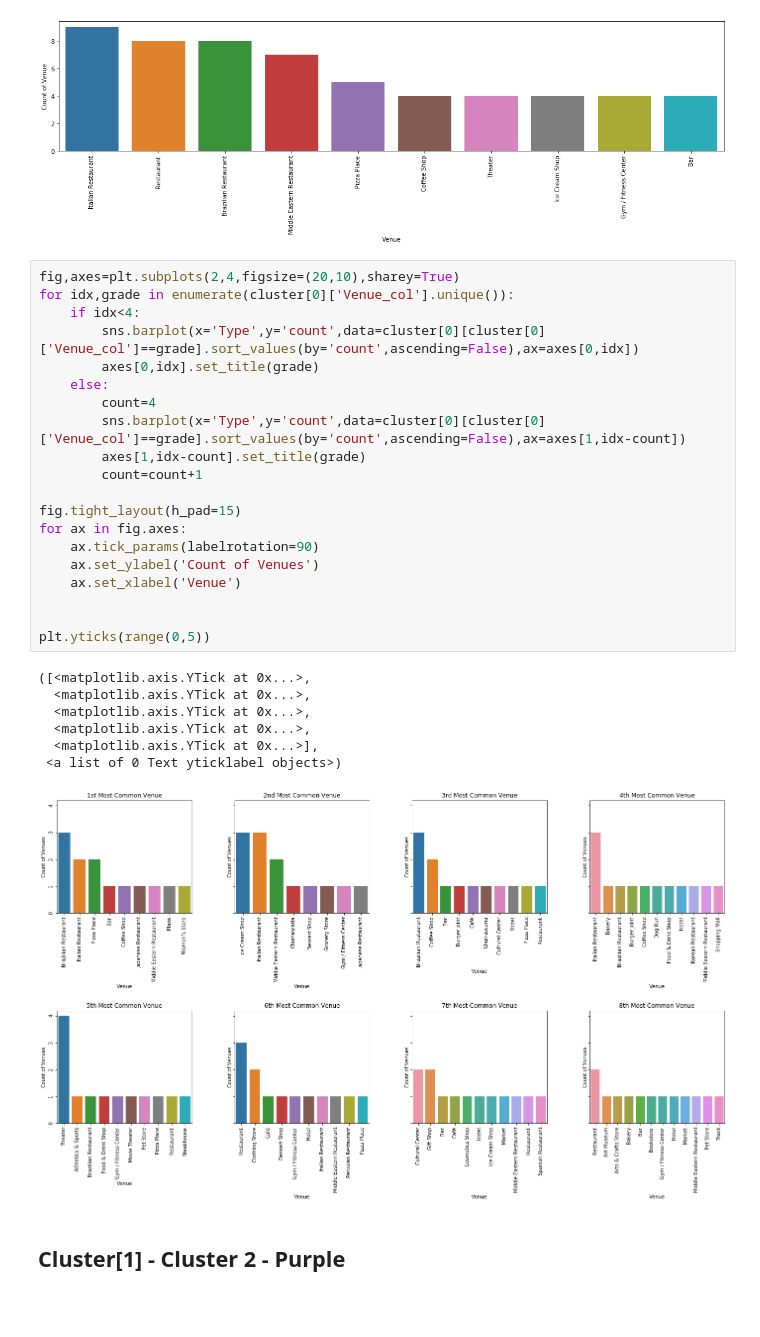
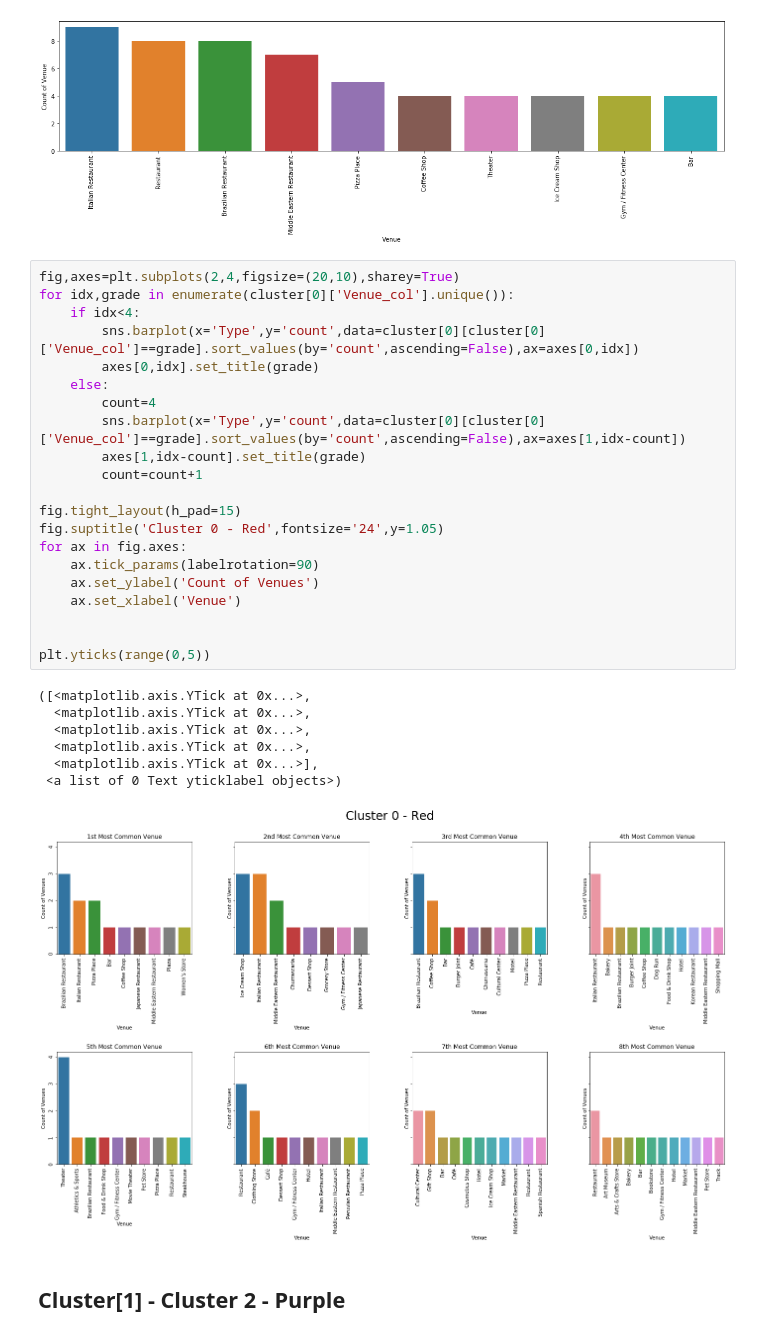
Before and after one commit to ShigueruHosoya/sao_paulo_foursquare, a Jupyter notebook: final_proj_assignment.ipynb, the cells around one changed output. Cells and saved outputs as stored; diff of their text form; blank space fills up the shorter version.

Commit message:
added suptitles and signature

```diff
--- a/final_proj_assignment.ipynb
+++ b/final_proj_assignment.ipynb
@@ -451,31 +453,32 @@ Text(0, 0.5, 'Count of Venue')
 # %%
 fig,axes=plt.subplots(2,4,figsize=(20,10),sharey=True)
 for idx,grade in enumerate(cluster[0]['Venue_col'].unique()):
     if idx<4:
         sns.barplot(x='Type',y='count',data=cluster[0][cluster[0]['Venue_col']==grade].sort_values(by='count',ascending=False),ax=axes[0,idx])
         axes[0,idx].set_title(grade)
     else:
         count=4
         sns.barplot(x='Type',y='count',data=cluster[0][cluster[0]['Venue_col']==grade].sort_values(by='count',ascending=False),ax=axes[1,idx-count])
         axes[1,idx-count].set_title(grade)
         count=count+1
 
 fig.tight_layout(h_pad=15)
+fig.suptitle('Cluster 0 - Red',fontsize='24',y=1.05)
 for ax in fig.axes:
     ax.tick_params(labelrotation=90)
     ax.set_ylabel('Count of Venues')
     ax.set_xlabel('Venue')
 
 
 plt.yticks(range(0,5))
 # %% [output]
 ([<matplotlib.axis.YTick at 0x...>,
   <matplotlib.axis.YTick at 0x...>,
   <matplotlib.axis.YTick at 0x...>,
   <matplotlib.axis.YTick at 0x...>,
   <matplotlib.axis.YTick at 0x...>],
  <a list of 0 Text yticklabel objects>)
-[figure, old version]
+[figure, new version]
 # %% [markdown]
 ## Cluster[1] - Cluster 2 - Purple
 # %%
```
Also changed, not shown: parts of 4 cells of this notebook.
